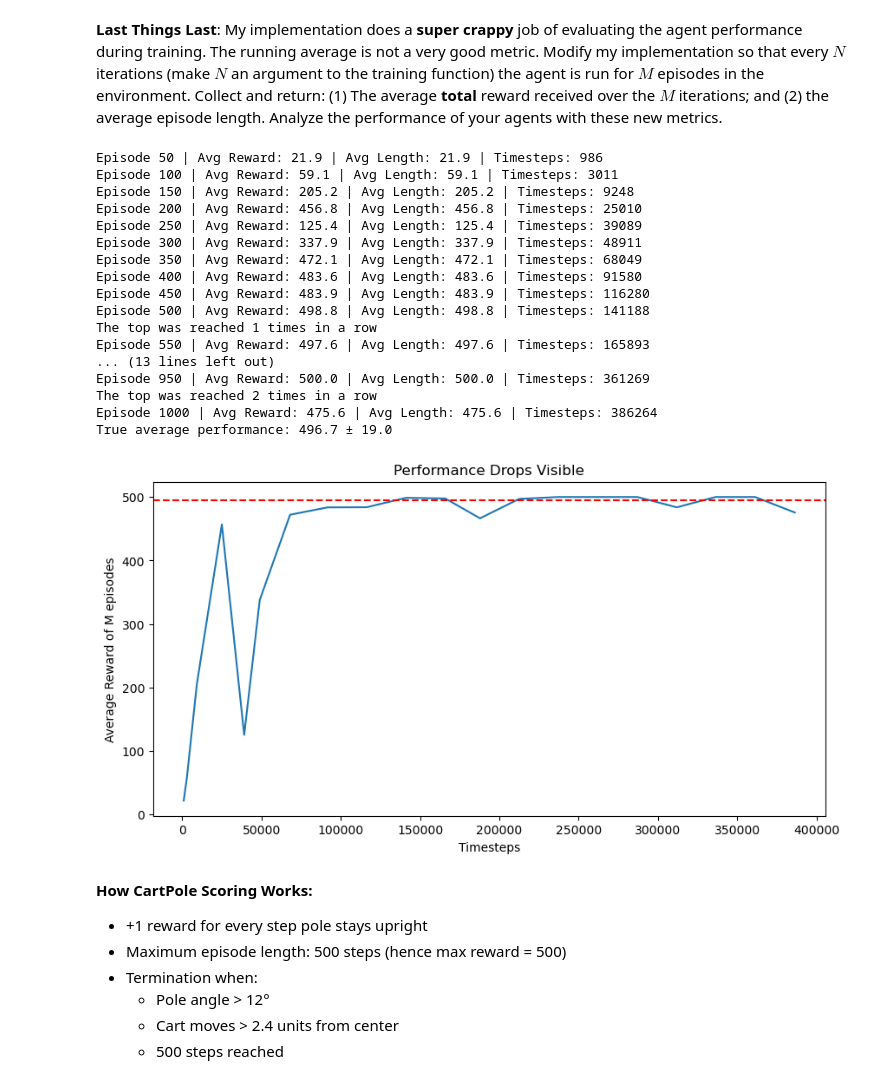
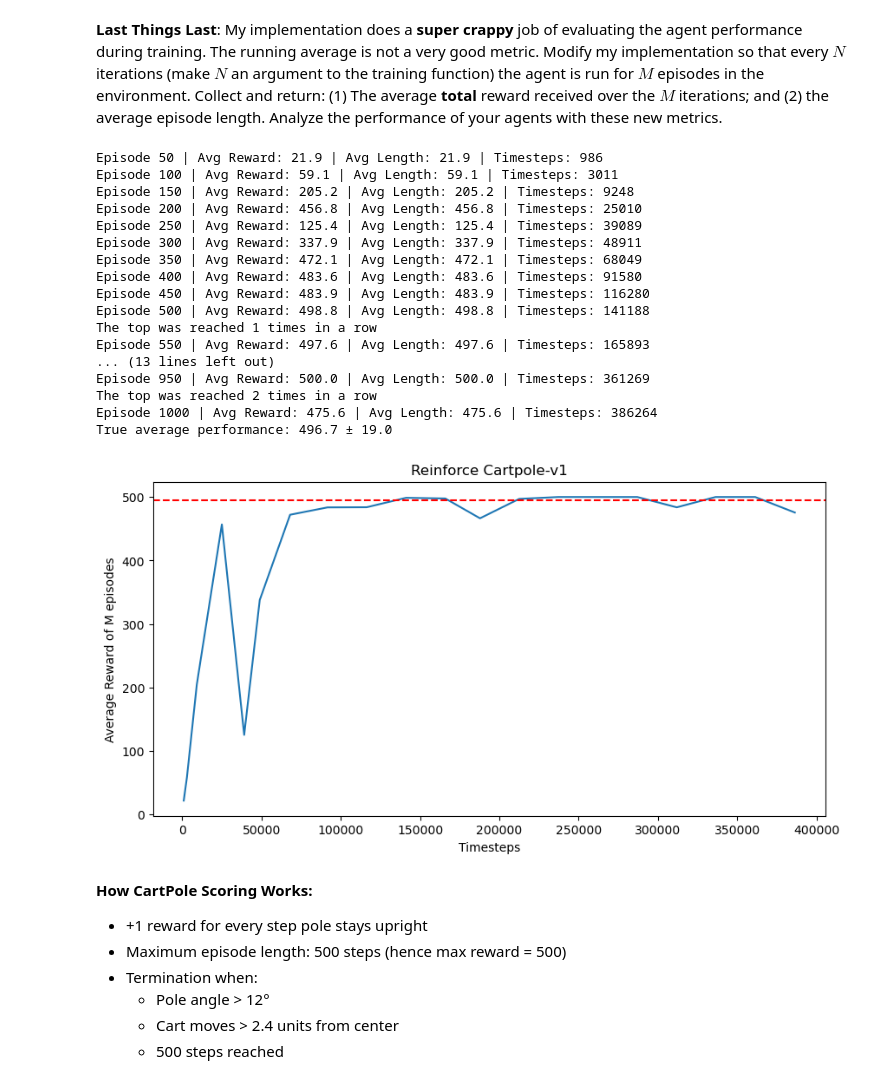
Before and after one commit to Daino360/DLA-Labs, a Jupyter notebook: LAB2/DLA-Lab2-DRL.ipynb, the cells around one changed output. Saved outputs shown, nothing was run; the diff lists cells and outputs as text; code cells hidden in the pictures.

Commit message:
Updated comments and results

```diff
--- a/LAB2/DLA-Lab2-DRL.ipynb
+++ b/LAB2/DLA-Lab2-DRL.ipynb
@@ -246,7 +251,6 @@ device = torch.device("cpu")
 # con gpu 13m 20s
 # con cpu 5m 41s
 
-# Usage example:
 if __name__ == "__main__":
 
     M = 20 # Number of evaluation episodes run during each evaluation phase (M)
@@ -266,7 +270,7 @@ if __name__ == "__main__":
                     learning_rate=5e-3,
                     )  # Reduced from 1e-2
 
-    # Train with evaluation every 50 episodes using 10 evaluation episodes
+    # Train with evaluation every 50 episodes using 20 evaluation episodes
     metrics = agent.train(
         env,
         num_episodes=1000,
@@ -280,36 +284,36 @@ if __name__ == "__main__":
     test_rewards = []
     for _ in range(100):
         _, _, _, rewards = run_episode(env, policy)
         test_rewards.append(sum(rewards))
     print(f"True average performance: {np.mean(test_rewards):.1f} ± {np.std(test_rewards):.1f}")
 
-    # Plotting the results (would need matplotlib)
+    # Plotting the results
     plt.figure(figsize=(10,5))
     plt.plot(metrics['timesteps'], metrics['eval_rewards'])
     plt.axhline(495, c='r', linestyle='--', label='Target')
     plt.xlabel('Timesteps')
     plt.ylabel(f'Average Reward of M episodes')
-    plt.title('Performance Drops Visible')
+    plt.title('Reinforce Cartpole-v1')
     plt.show()
 # %% [output]
 Episode 50 | Avg Reward: 21.9 | Avg Length: 21.9 | Timesteps: 986
 Episode 100 | Avg Reward: 59.1 | Avg Length: 59.1 | Timesteps: 3011
 Episode 150 | Avg Reward: 205.2 | Avg Length: 205.2 | Timesteps: 9248
 Episode 200 | Avg Reward: 456.8 | Avg Length: 456.8 | Timesteps: 25010
 Episode 250 | Avg Reward: 125.4 | Avg Length: 125.4 | Timesteps: 39089
 Episode 300 | Avg Reward: 337.9 | Avg Length: 337.9 | Timesteps: 48911
 Episode 350 | Avg Reward: 472.1 | Avg Length: 472.1 | Timesteps: 68049
 Episode 400 | Avg Reward: 483.6 | Avg Length: 483.6 | Timesteps: 91580
 Episode 450 | Avg Reward: 483.9 | Avg Length: 483.9 | Timesteps: 116280
 Episode 500 | Avg Reward: 498.8 | Avg Length: 498.8 | Timesteps: 141188
 The top was reached 1 times in a row
 Episode 550 | Avg Reward: 497.6 | Avg Length: 497.6 | Timesteps: 165893
 ... (13 lines left out)
 Episode 950 | Avg Reward: 500.0 | Avg Length: 500.0 | Timesteps: 361269
 The top was reached 2 times in a row
 Episode 1000 | Avg Reward: 475.6 | Avg Length: 475.6 | Timesteps: 386264
 True average performance: 496.7 ± 19.0
-[figure, old version]
+[figure, new version]
 # %% [markdown]
 **How CartPole Scoring Works:**
 - +1 reward for every step pole stays upright
```
Also changed, not shown: parts of 24 cells of this notebook.
